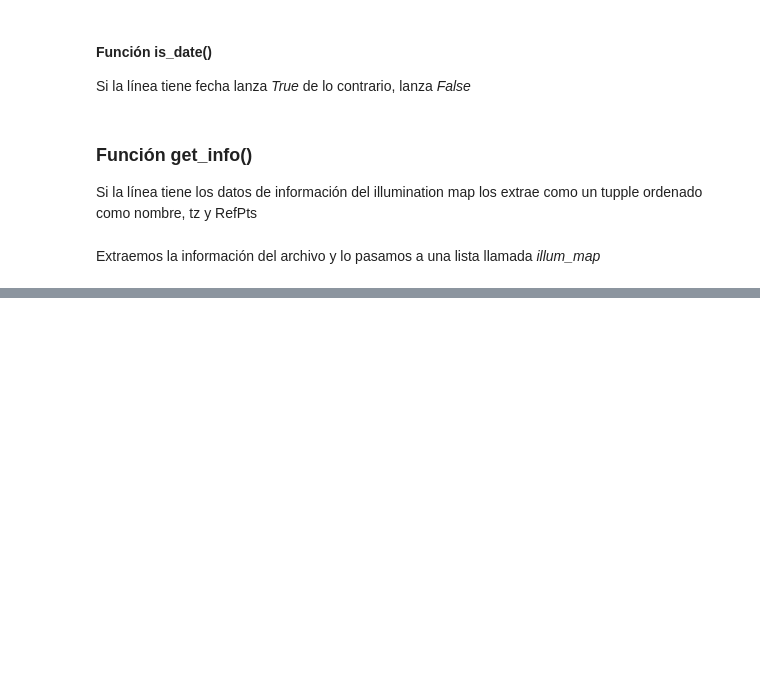
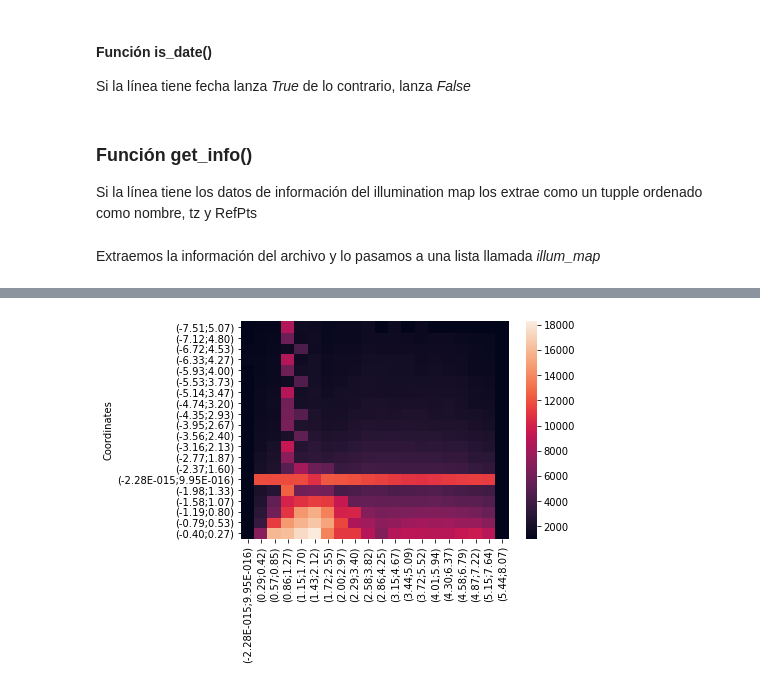
Before and after one commit to AltamarMx/iertools, a Jupyter notebook: notebooks/006_illumination_map_EP.ipynb, the cells around one changed output, grey strips where cells are left out. Cells and saved outputs as stored; diff of their text form; code cells hidden in the pictures; blank space fills up the shorter version.

Commit message:
Updated notebook with class IlluMap to manage data

```diff
--- a/notebooks/006_illumination_map_EP.ipynb
+++ b/notebooks/006_illumination_map_EP.ipynb
@@ -50,6 +129,7 @@ for i in range(len(illum_map)):
         if not initial: # Si no es el primer bucle tomará los datos recopilados y los guardará como un diccionario
             illudata.index = Y_array #Cambia el nombre de las hileras
             illumap["Data"] = illudata.transpose() # Transpone los datos del DataFrame para que Y sea las columnas y X las hileras
+            illumap["Data"].index.names = ["Coordinates"]
             illumaps.append(illumap) # Guarda el diccionario en illumap
         else:
             initial = False # No guarda el diccionario pero se pasa a False para que lo cree en el próximo paso por línea de información
@@ -85,0 +149,4 @@ illumaps[0]["Data"]
+# %%
+combined_data = pd.concat([illumaps[100]["Data"], illumaps[101]["Data"], illumaps[102]["Data"]])
+# %%
+mean_data = combined_data.groupby("Coordinates").mean()
@@ -85,0 +156,4 @@ illumaps[0]["Data"]
+# %%
+sbn.heatmap(mean_data, cmap="rocket").invert_yaxis()
+# %% [output]
+[figure, added]
```
Also changed, not shown: parts of 8 cells of this notebook, 1 other file.
